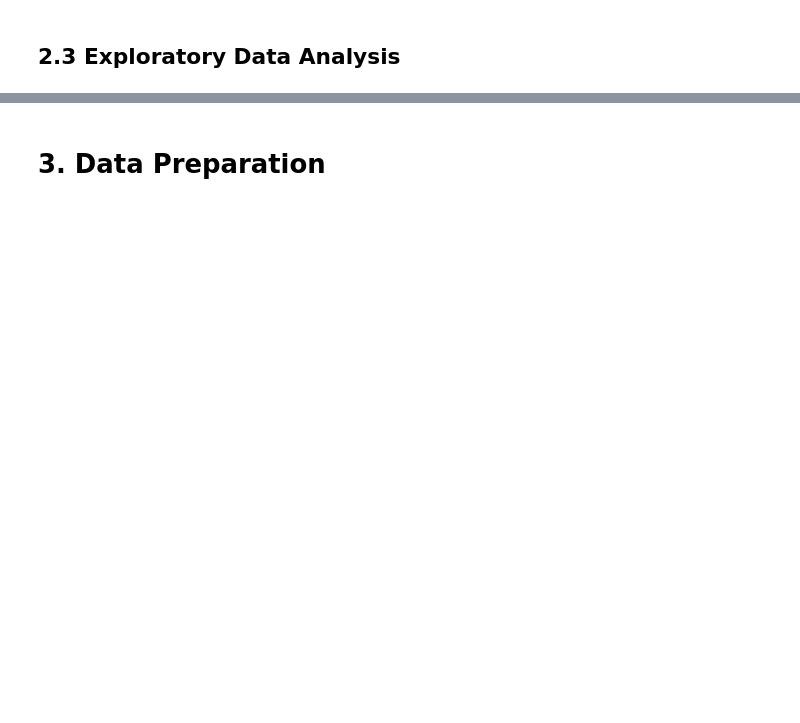
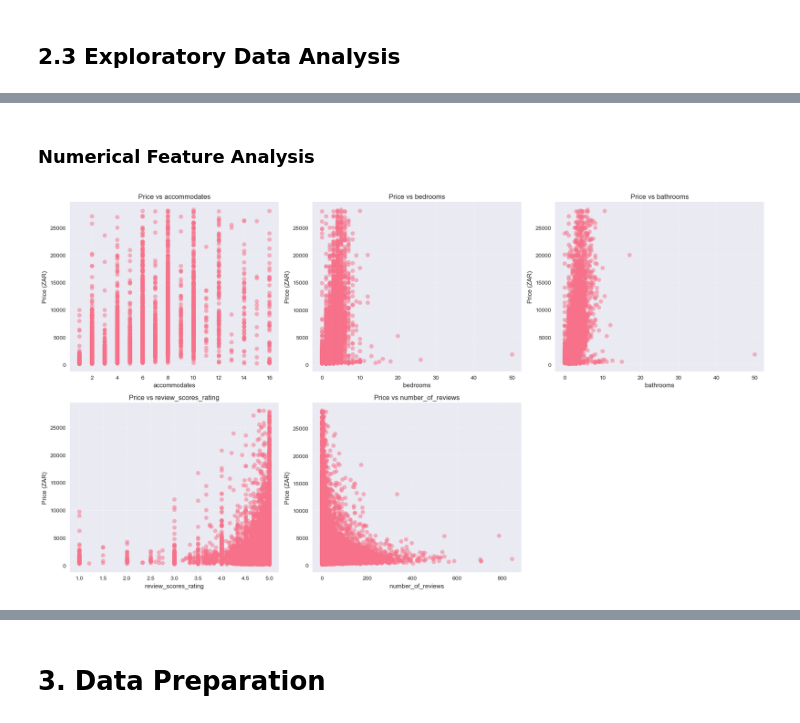
Before and after one commit to patsi-dev/Airbnb-Cape-Town-Price-Prediction, a Jupyter notebook: index.ipynb, the cells around one changed output, grey strips where cells are left out. Saved outputs shown, nothing was run; the diff lists cells and outputs as text; code cells hidden in the pictures; blank space fills up the shorter version.

```diff
--- a/index.ipynb
+++ b/index.ipynb
@@ -215,0 +102,7 @@ dtype: int64
+# %%
+# Loading the datasets
+listings = pd.read_csv('data/listings.csv.gz', compression='gzip')
+calendar = pd.read_csv('data/calendar.csv.gz', compression='gzip')
+
+print(f"Listings Shape: {listings.shape}")
+print(f"Calendar Shape: {calendar.shape}")
@@ -265,0 +458,23 @@ dtype: int64
+# %% [markdown]
+### Numerical Feature Analysis
+# %%
+# Select key numerical features for analysis
+numerical_features = ['accommodates', 'bedrooms', 'bathrooms', 'review_scores_rating', 'number_of_reviews']
+fig, axes = plt.subplots(2, 3, figsize=(18, 10))
+
+for i, feature in enumerate(numerical_features):
+    row, col = i // 3, i % 3
+    if feature in listings_clean.columns:
+        axes[row, col].scatter(listings_clean[feature], listings_clean['price_clean'], alpha=0.5)
+        axes[row, col].set_xlabel(feature)
+        axes[row, col].set_ylabel('Price (ZAR)')
+        axes[row, col].set_title(f'Price vs {feature}')
+        axes[row, col].grid(True, alpha=0.3)
+
+# Remove empty subplot
+axes[1, 2].remove()
+
+plt.tight_layout()
+plt.show()
+# %% [output]
+[figure, added]
```
Also changed, not shown: parts of 213 cells of this notebook, 8 other files.
